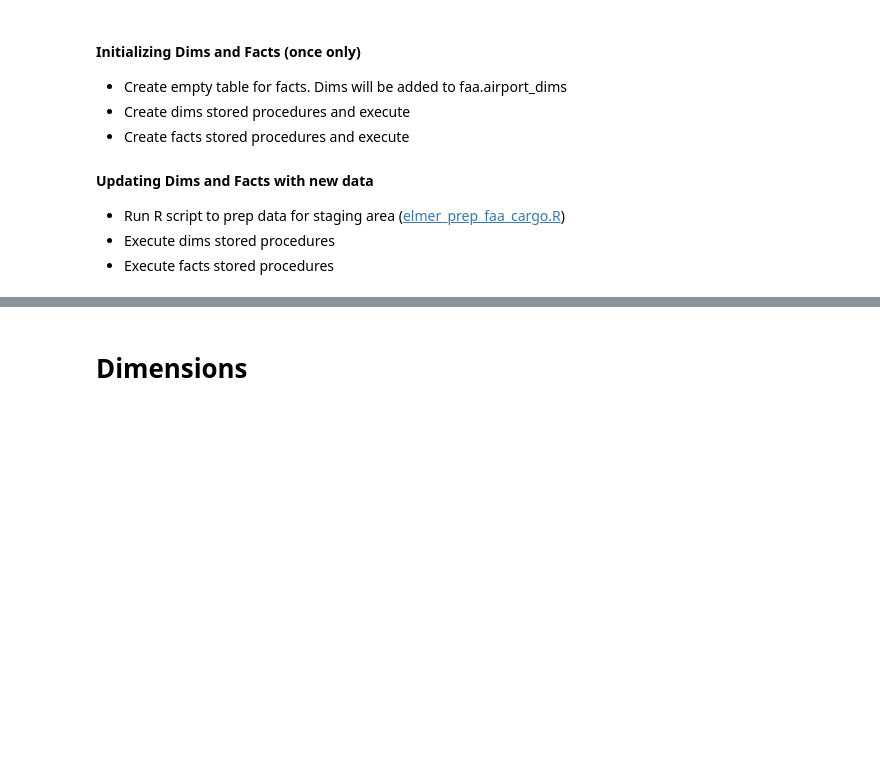
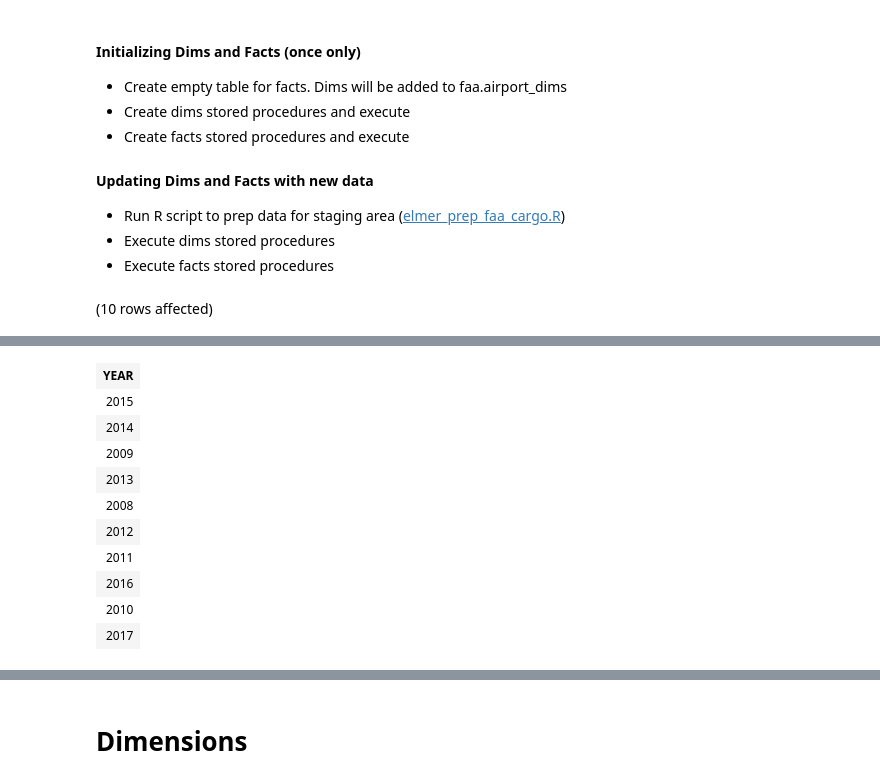
Before and after one commit to psrc/trends-airports, a Jupyter notebook: elmer/sql-server/notebook-faa-cargo.ipynb, the cells around one changed output, grey strips where cells are left out. Drawn from its saved outputs; the diff is of its cells as text; code cells hidden in the pictures; blank space fills up the shorter version.

```diff
--- a/elmer/sql-server/notebook-faa-cargo.ipynb
+++ b/elmer/sql-server/notebook-faa-cargo.ipynb
@@ -11,3 +11,8 @@
 # %%
 SELECT top 10 *
 FROM Sandbox.Christy.faa_cargo;
+# %%
+SELECT DISTINCT [YEAR]
+FROM Sandbox.Christy.faa_cargo;
+# %% [output]
+(10 rows affected)
@@ -13,0 +20,11 @@ FROM Sandbox.Christy.faa_cargo;
+| YEAR |
+| 2015 |
+| 2014 |
+| 2009 |
+| 2013 |
+| 2008 |
+| 2012 |
+| 2011 |
+| 2016 |
+| 2010 |
+| 2017 |
```
Also changed, not shown: parts of 10 cells of this notebook, 4 other files.
